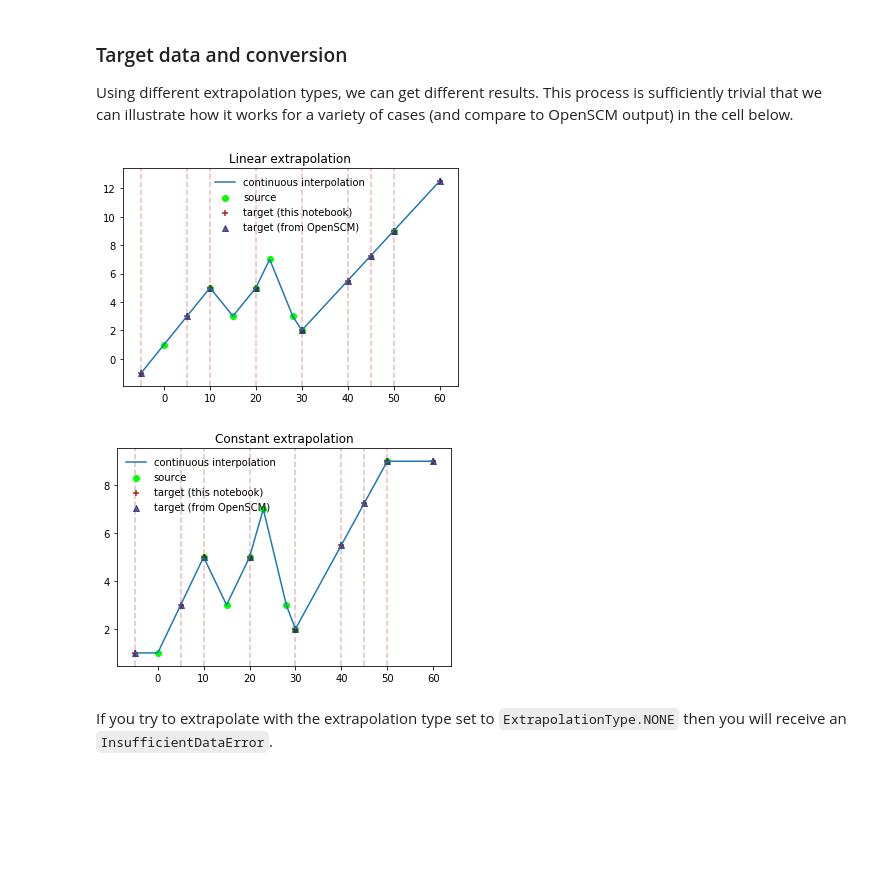
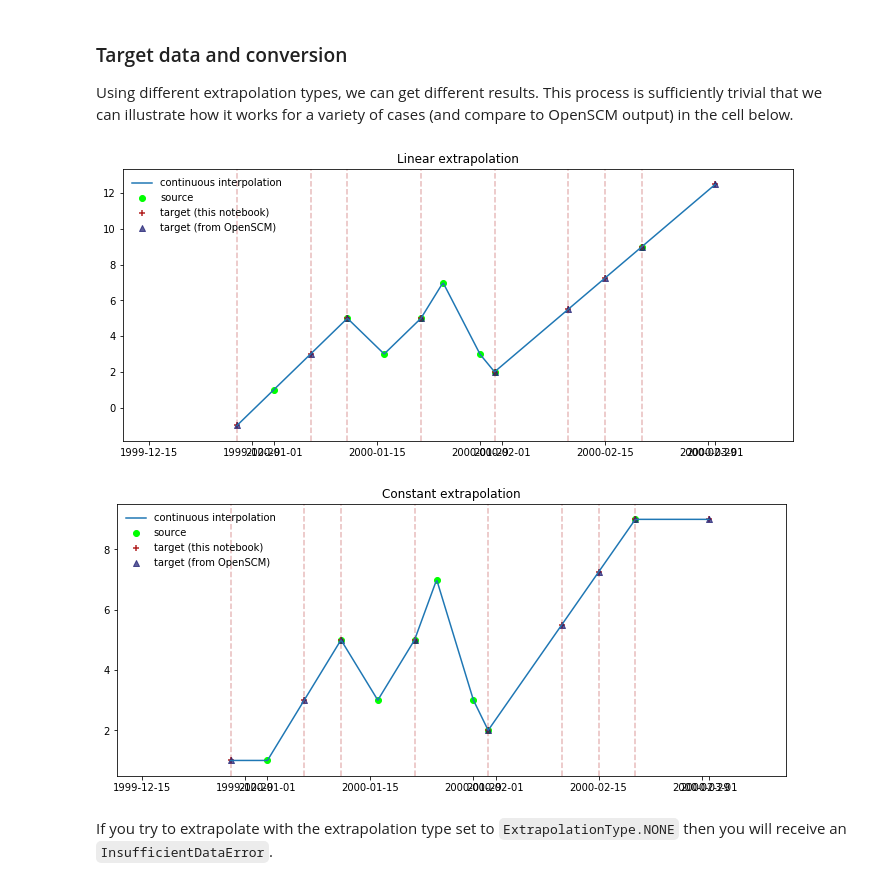
Before and after one commit to openscm/openscm, a Jupyter notebook: notebooks/timeseries-conversion.ipynb, the cells around one changed output. Cells and saved outputs as stored; diff of their text form; code cells hidden in the pictures; blank space fills up the shorter version.

```diff
--- a/notebooks/timeseries-conversion.ipynb
+++ b/notebooks/timeseries-conversion.ipynb
@@ -97,15 +109,14 @@ ax.legend(frameon=False);
 
 Next we set our target, using one of OpenSCM's `ParameterView`'s.
 # %%
-target_times = np.array([5, 10, 20, 30, 40, 45, 50])
-point_target_view = paras.get_timeseries_view(
+target_times = np.datetime64("2000-01-01") + np.array([5, 10, 20, 30, 40, 45, 50]).astype("timedelta64[D]")
+point_target_view = paras.timeseries(
     ("Emissions", "CH4"),
-    ("World",),
     "MtCH4 / yr",
     target_times,
     timeseries_type=ParameterType.POINT_TIMESERIES,
-    interpolation_type=InterpolationType.LINEAR,
-    extrapolation_type=ExtrapolationType.NONE,
+    interpolation=InterpolationType.LINEAR,
+    extrapolation=ExtrapolationType.NONE,
 )
 # %% [markdown]
 ### Conversion
@@ -163,19 +175,19 @@ It is possible to automatically extrapolate the data using OpenSCM.
 ### Source data
 # %%
 source_values = np.array([1, 5, 3, 5, 7, 3, 2, 9])
-source_times = np.array([0, 10, 15, 20, 23, 28, 30, 50])
-point_view = paras.get_writable_timeseries_view(
+source_times = np.datetime64("2000-01-01") + np.array([0, 10, 15, 20, 23, 28, 30, 50]).astype("timedelta64[D]")
+point_view = paras.timeseries(
     ("Emissions", "CH4"),
-    ("World",),
     "MtCH4 / yr",
     source_times,
     timeseries_type=ParameterType.POINT_TIMESERIES,
-    interpolation_type=InterpolationType.LINEAR,
-    extrapolation_type=ExtrapolationType.LINEAR,
+    interpolation=InterpolationType.LINEAR,
+    extrapolation=ExtrapolationType.LINEAR,
 )
-point_view.set(source_values)
+point_view.values = source_values
 # %%
-ax = plt.figure().add_subplot(111)
+fig = plt.figure(figsize=(12, 5))
+ax = fig.add_subplot(111)
 ax.scatter(
     source_times,
     source_values,
@@ -191,7 +203,7 @@ ax.legend(frameon=False);
 
 Using different extrapolation types, we can get different results. This process is sufficiently trivial that we can illustrate how it works for a variety of cases (and compare to OpenSCM output) in the cell below.
 # %%
-target_times = np.array([-5, 5, 10, 20, 30, 40, 45, 50, 60])
+target_times = np.datetime64("2000-01-01") + np.array([-5, 5, 10, 20, 30, 40, 45, 50, 60]).astype("timedelta64[D]")
 examples = [
     (
         "Linear extrapolation",
@@ -205,17 +217,17 @@ examples = [
     ),
 ]
 for (title, extrap_type, numpy_kwargs) in examples:
-    point_target_view = paras.get_timeseries_view(
+    point_target_view = paras.timeseries(
         ("Emissions", "CH4"),
-        ("World",),
         "MtCH4 / yr",
         target_times,
         timeseries_type=ParameterType.POINT_TIMESERIES,
-        interpolation_type=InterpolationType.LINEAR,
-        extrapolation_type=extrap_type,
+        interpolation=InterpolationType.LINEAR,
+        extrapolation=extrap_type,
     )
 
-    ax = plt.figure().add_subplot(111)
+    fig = plt.figure(figsize=(12, 5))
+    ax = fig.add_subplot(111)
     ax.scatter(
         source_times,
         source_values,
@@ -223,43 +235,43 @@ for (title, extrap_type, numpy_kwargs) in examples:
         color=COLOUR_1,
         label="source",
     )
-    fine_times = np.linspace(
+    fine_times = datetime64_linspace(
         target_times[0],
         target_times[-1],
         300,
     )
     interp = interpolate.interp1d(
-        source_times,
+        source_times.astype("datetime64[s]").astype(float),
         source_values,
         **numpy_kwargs
     )
     ax.plot(
         fine_times,
-        interp(fine_times),
+        interp(fine_times.astype("datetime64[s]").astype(float)),
         label="continuous interpolation",
     )
     ax.scatter(
         target_times,
-        interp(target_times),
+        interp(target_times.astype("datetime64[s]").astype(float)),
         color=COLOUR_3,
         marker=MARKER_3,
         label="target (this notebook)",
     )
     ax.scatter(
         target_times,
-        point_target_view.get(),
+        point_target_view.values,
         marker=MARKER_2,
         color=COLOUR_2,
         alpha=0.7,
         label="target (from OpenSCM)",
     )
     ax.legend(frameon=False)
     for x in target_times[:-1]:
         ax.axvline(x=x, color=COLOUR_3, alpha=0.3, ls="--")
     ax.set_title(title);
 # %% [output]
-[figure, old version]
+[figure, new version]
-[figure, old version]
+[figure, new version]
 # %% [markdown]
 If you try to extrapolate with the extrapolation type set to `ExtrapolationType.NONE` then you will receive an `InsufficientDataError`.
 # %%
```
Also changed, not shown: parts of 19 cells of this notebook, 2 other files.
